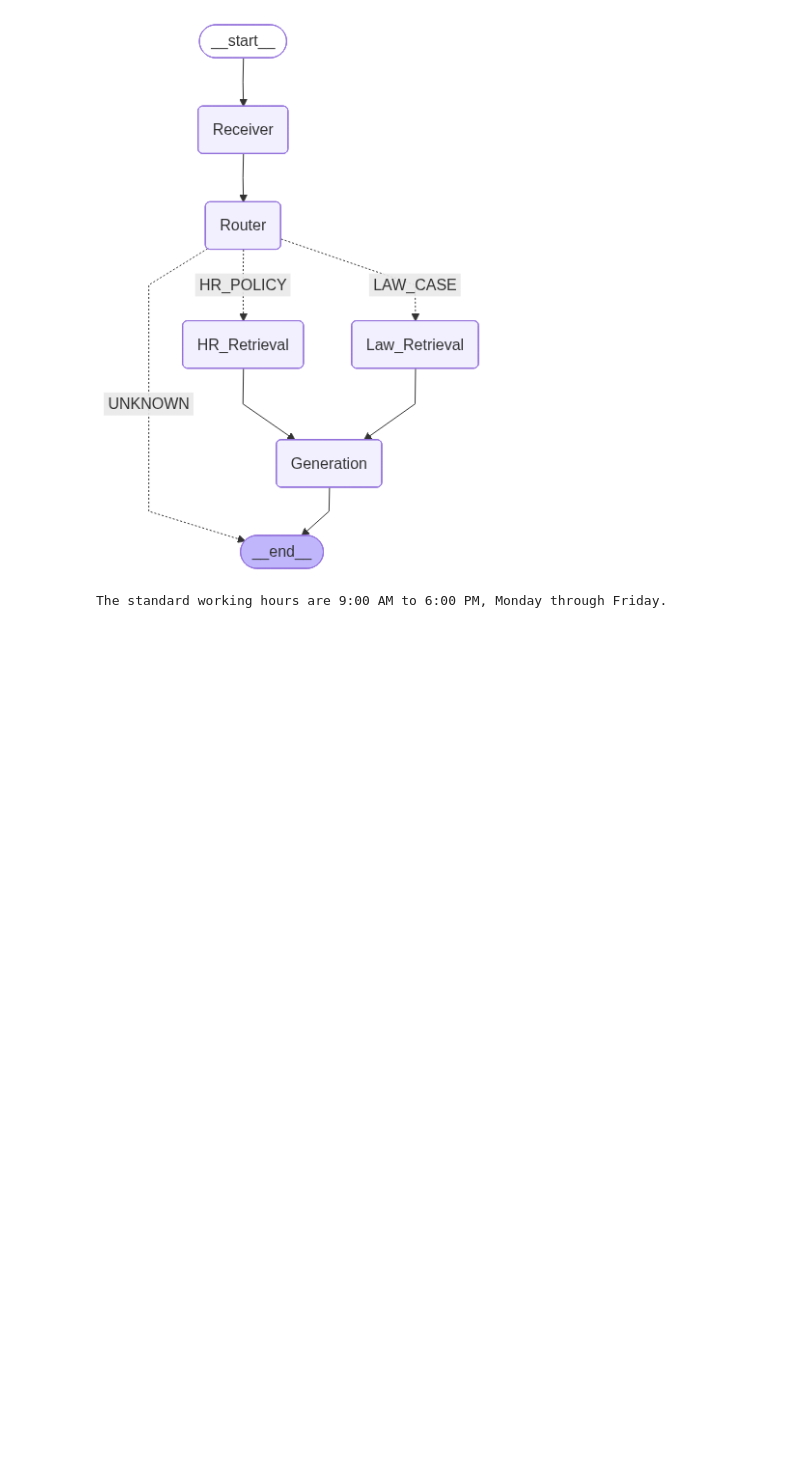
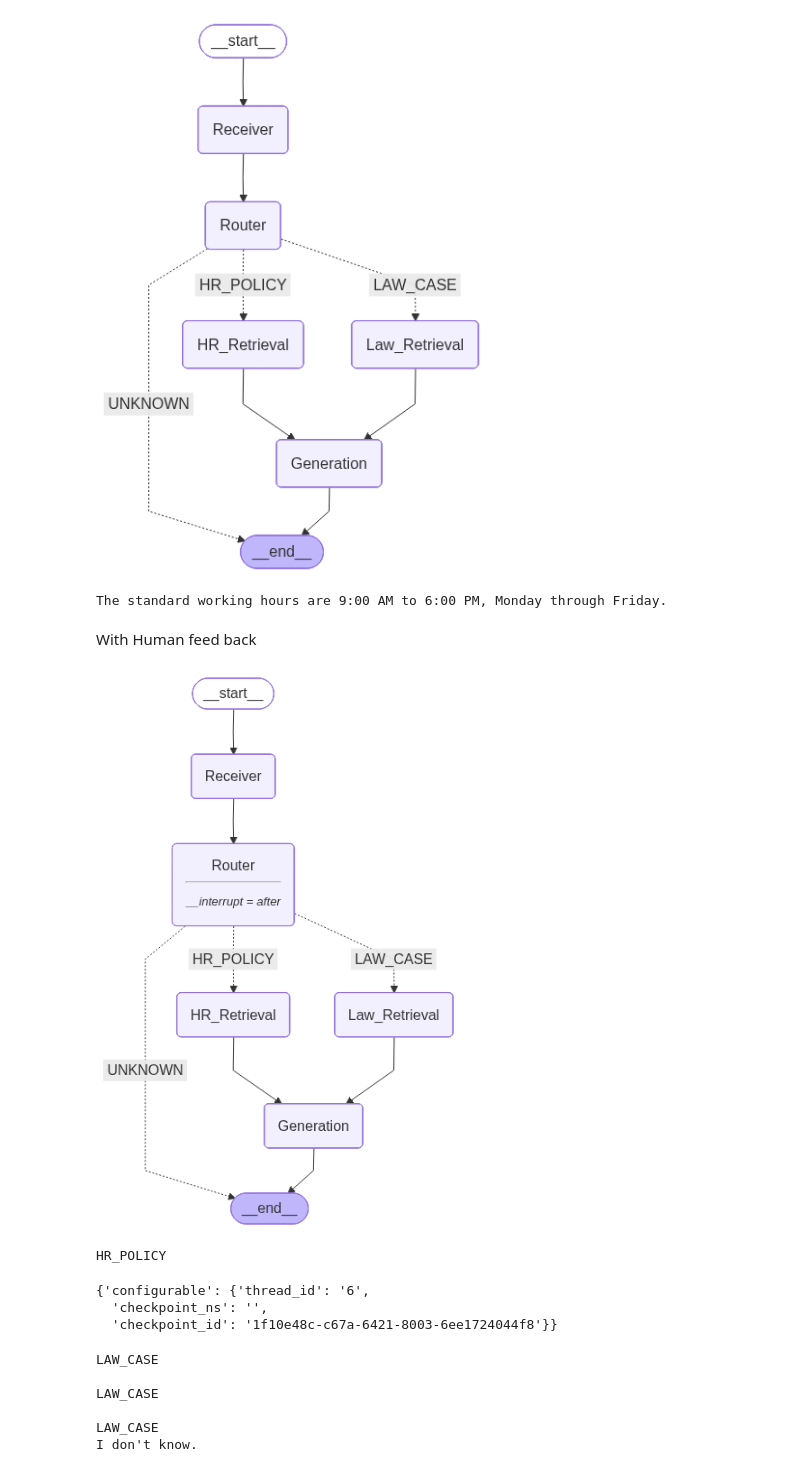
Before and after one commit to arunas006/lv-assignment, a Jupyter notebook: assignment2.ipynb, the cells around one changed output. Drawn from its saved outputs; the diff is of its cells as text; code cells hidden in the pictures; blank space fills up the shorter version.

Commit message:
Assignment 2 completed with human interface

```diff
--- a/assignment2.ipynb
+++ b/assignment2.ipynb
@@ -223,3 +220,5 @@ response=app.invoke({
 print(response['generated_docs']) #response['generated_docs']
 # %% [output]
 The standard working hours are 9:00 AM to 6:00 PM, Monday through Friday.
+# %% [markdown]
+With Human feed back
@@ -225,0 +227,28 @@ The standard working hours are 9:00 AM to 6:00 PM, Monday through Friday.
+# %%
+memory = MemorySaver()
+# %%
+graph1 = StateGraph(State)
+graph1.add_node("Receiver",AgentState)
+graph1.add_node("Router",router_decision)
+graph1.add_node("HR_Retrieval",HR_retrieval)
+graph1.add_node("Law_Retrieval",law_retrieval)
+graph1.add_node("Generation",generation)
+graph1.add_edge(START,"Receiver")
+graph1.add_edge("Receiver","Router")
+graph1.add_conditional_edges(
+    "Router",
+    route_selector,
+    {
+        "HR_POLICY": "HR_Retrieval",
+        "LAW_CASE": "Law_Retrieval",
+        "UNKNOWN": END
+    }
+)
+graph1.add_edge("HR_Retrieval", "Generation")
+graph1.add_edge("Law_Retrieval", "Generation")
+graph1.add_edge("Generation", END)
+app=graph1.compile(interrupt_after=["Router"], checkpointer=memory)
+# %%
+display(Image(app.get_graph(xray=True).draw_mermaid_png()))
+# %% [output]
+[figure, added]
@@ -225,0 +259,25 @@ The standard working hours are 9:00 AM to 6:00 PM, Monday through Friday.
+# %%
+for event in app.stream(qus, thread, stream_mode="values"):
+    print(event.get('router_decision',""))
+# %% [output]
+HR_POLICY
+# %%
+app.update_state(
+    thread,
+    {"router_decision": "LAW_CASE"},
+)
+# %% [output]
+{'configurable': {'thread_id': '6',
+  'checkpoint_ns': '',
+  'checkpoint_id': '1f10e48c-c67a-6421-8003-6ee1724044f8'}}
+# %%
+for event in app.stream(None, thread, stream_mode="values"):
+    print(event.get("router_decision", ""))
+    print(event.get("generated_docs", ""))
+# %% [output]
+LAW_CASE
+
+LAW_CASE
+
+LAW_CASE
+I don't know.
```
Also changed, not shown: parts of 5 cells of this notebook.
